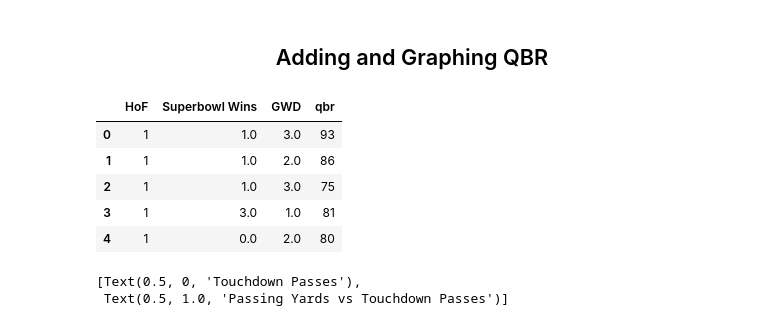
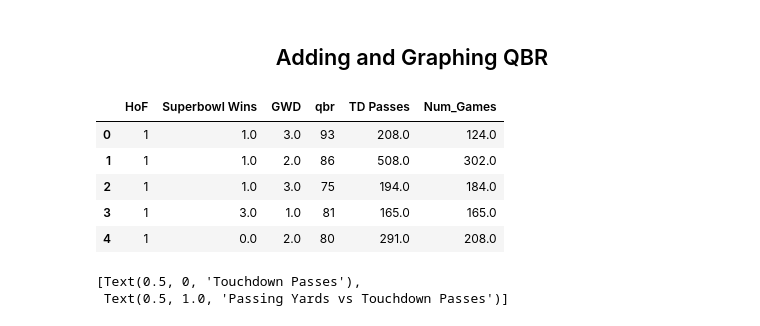
Before and after one commit to Fentonmiller/Fentonmiller.github.io, a Jupyter notebook: Final_Project_Stoney.ipynb, the cells around one changed output. Saved outputs shown, nothing was run; the diff lists cells and outputs as text; code cells hidden in the pictures.

```diff
--- a/Final_Project_Stoney.ipynb
+++ b/Final_Project_Stoney.ipynb
@@ -509,32 +480,32 @@ We were surprised to see here that there was a dramatic decrease in the accuracy
 def clamp(x, min_n, max_n):
     return min(max(x, min_n), max_n)
 
-def qbRating (att, comp, yds,td, inter):
-    a = (((comp/att)-0.3) * 5)
-    b = (((yds/att)-3) * 0.25)
-    c = ((td/att) * 20)
-    d = (2.375 - ((inter/att) * 25))
+def QBR (att, comp, yds,td, inter):
+    first = clamp((((comp / att) - 0.3) * 5), min_n=0, max_n=2.375)
+    second = clamp((((yds / att) - 3) * 0.25), min_n=0, max_n=2.375)
+    third = clamp(((td / att) * 20), min_n=0, max_n=2.375)
+    fourth = clamp((2.375 - ((inter / att) * 25))  , min_n=0, max_n=2.375)
 
-    a = clamp(a, min_n=0, max_n=2.375)
-    b = clamp(b, min_n=0, max_n=2.375)
-    c = clamp(c, min_n=0, max_n=2.375)
-    d = clamp(d, min_n=0, max_n=2.375)
-
-    return round(((a + b + c + d)/6) * 100, 1)
+    return round(((first + second + third + fourth) / 6) * 100, 1)
 # %%
-rating = []
-retired = master_data[(master_data["Current Status"] == "Retired") & (master_data["Passing Yards"] > 1000)].copy()
-for index, row in retired.iterrows():
-    rating.append(int(qbRating(row['Passes Attempted'], row['Passes Completed'], row['Passing Yards'], row['TD Passes'], row['Ints'])))
+def get_ratings(data):
+    ratings = []
+    for index, row in data.iterrows():
+        ratings.append(int(QBR(row['Passes Attempted'], row['Passes Completed'], row['Passing Yards'], row['TD Passes'], row['Ints'])))
+
+    return ratings
+# %%
+retired = master_data[(master_data["Current Status"] == "Retired") & (master_data["Passing Yards"] > 1000)].copy()
+rating = get_ratings(retired)
 # %%
 retired['qbr'] = rating
 retired['HoF'] = retired['HoF'].apply(lambda x: 0 if not x else 1)
-filtered_data = retired[['HoF', 'Superbowl Wins', 'GWD', 'qbr']]
+filtered_data = retired[['HoF', 'Superbowl Wins', 'GWD', 'qbr', 'TD Passes', 'Num_Games']]
 filtered_data.head()
 # %% [output]
-|  | HoF | Superbowl Wins | GWD | qbr |
-| 0 | 1 | 1.0 | 3.0 | 93 |
-| 1 | 1 | 1.0 | 2.0 | 86 |
-| 2 | 1 | 1.0 | 3.0 | 75 |
-| 3 | 1 | 3.0 | 1.0 | 81 |
-| 4 | 1 | 0.0 | 2.0 | 80 |
+|  | HoF | Superbowl Wins | GWD | qbr | TD Passes | Num_Games |
+| 0 | 1 | 1.0 | 3.0 | 93 | 208.0 | 124.0 |
+| 1 | 1 | 1.0 | 2.0 | 86 | 508.0 | 302.0 |
+| 2 | 1 | 1.0 | 3.0 | 75 | 194.0 | 184.0 |
+| 3 | 1 | 3.0 | 1.0 | 81 | 165.0 | 165.0 |
+| 4 | 1 | 0.0 | 2.0 | 80 | 291.0 | 208.0 |
```
Also changed, not shown: parts of 17 cells of this notebook.
